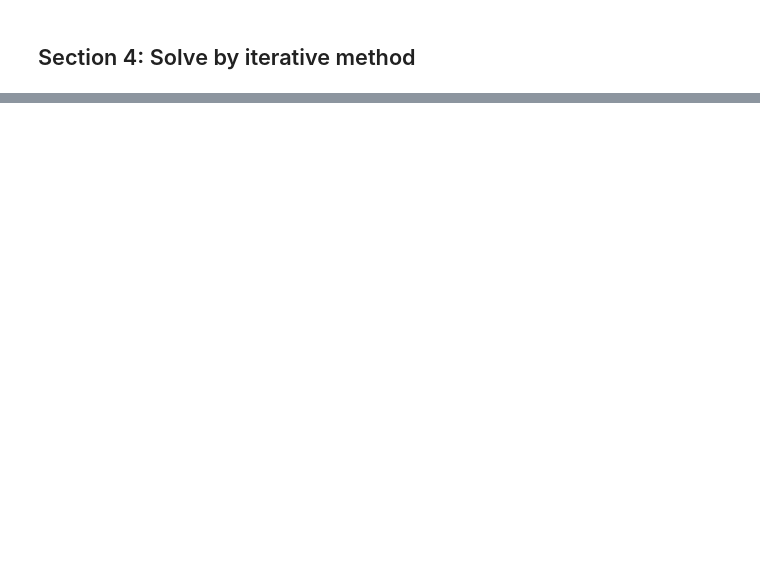
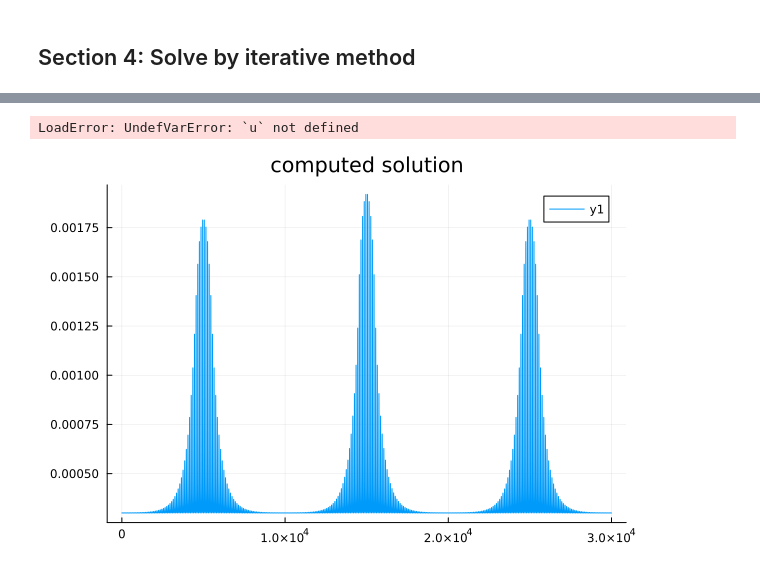
Before and after one commit to ziolai/finite_element_electrical_engineering, a Jupyter notebook: project-based-assignment/linear-solve/readme.ipynb, the cells around one changed output, grey strips where cells are left out. Saved outputs shown, nothing was run; the diff lists cells and outputs as text; code cells hidden in the pictures; blank space fills up the shorter version.

```diff
--- a/project-based-assignment/linear-solve/readme.ipynb
+++ b/project-based-assignment/linear-solve/readme.ipynb
@@ -128,0 +130,8 @@ Not converged after 100000 iterations.
+# %%
+u
+# %% [output]
+LoadError: UndefVarError: `u` not defined
+# %%
+plot(u, title="computed solution")
+# %% [output]
+[figure, added]
```
Also changed, not shown: parts of 19 cells of this notebook.
